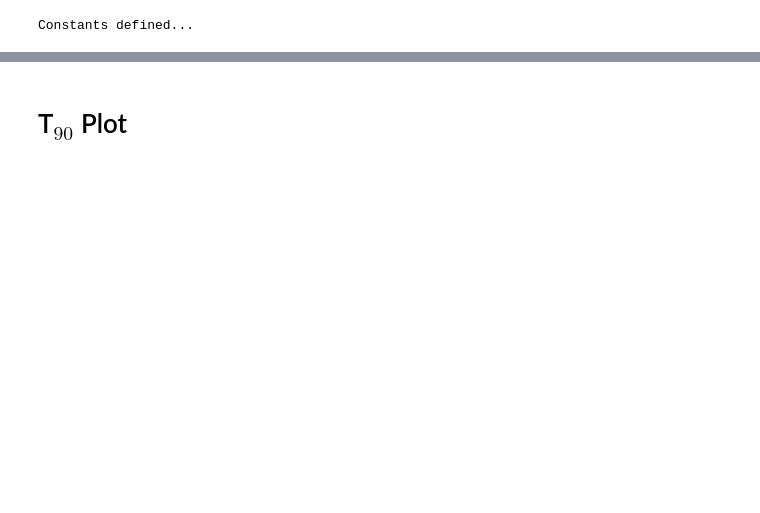
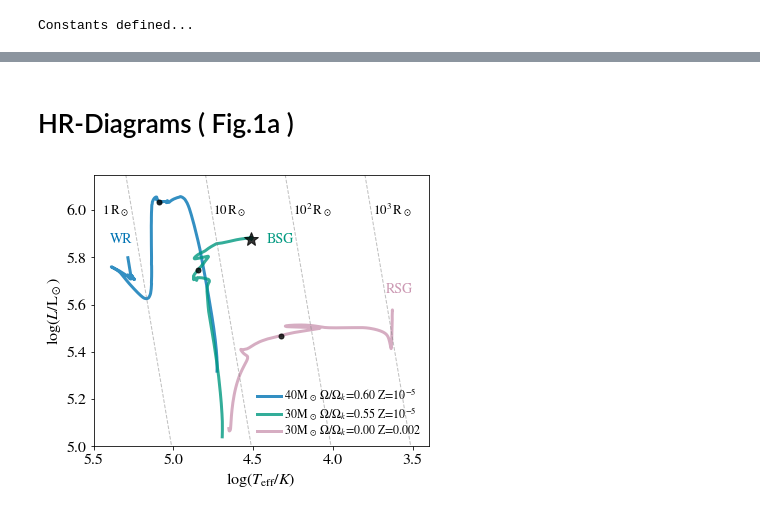
Before and after one commit to matteocantiello/ulgrb, a Jupyter notebook: hrd_mods_paper.ipynb, the cells around one changed output, grey strips where cells are left out. Cells and saved outputs as stored; diff of their text form; code cells hidden in the pictures; blank space fills up the shorter version.

```diff
--- a/hrd_mods_paper.ipynb
+++ b/hrd_mods_paper.ipynb
@@ -218,11 +90,0 @@ plt.savefig(FILENAME)
-# %%
-ii=0
-for models in MODS:
-    p = mr.MesaData(DATA+models+'/LOGS/cc.data')
-    jj=p.log_j_rot
-    m=p.mass
-    lsok=np.log10(c.G*m*c.msun/c.c)
-    k = 0
-    while jj[k]>lsok[k]:
-        k += 1
-    print(k)
@@ -437,2 +91,4 @@ plt.savefig('LC.pdf')
-# %% [markdown]
-# T$_{90}$ Plot
+# %%
+# Data folders, Laptop or Work
+DATA='./data/mesa/'
+# DATA='/Users/mcantiello/Dropbox-personal/Dropbox (Personal)/work/rosalba/' # Matteo's Laptop
@@ -438,0 +99,46 @@ plt.savefig('LC.pdf')
+# %% [markdown]
+# HR-Diagrams ( Fig.1a )
+# %%
+tt=np.arange(3,5,0.01)
+ii=0
+color=[BLUE,BLUE_GREEN,RED_PURPLE,VERMILLION,ORANGE,YELLOW]
+for models in MODS:
+    chosen_model=DATA+models+'/'
+    h = mr.MesaData(chosen_model+'history.data')
+    h1=h.center_h1
+    logl=h.log_L
+    logt=h.log_Teff
+    loglh=h.log_LH
+    loglhe=h.log_LHe
+    model = h.model_number
+    tams=find_h1(h1,model,0.1)
+    hezams=find_hezams(logl,loglhe,model)
+    plt.plot(logt,logl,linestyle='-',linewidth=3,alpha=0.8,label=names[ii],color=color[ii])
+    plt.plot(logt[hezams],logl[hezams],marker='o',color=BLACK,alpha=0.8,markersize=5)
+    ii=ii+1
+legend = plt.legend(loc='lower right',prop={'size':12})
+tt2=np.arange(4.5,5.5,0.1)
+plt.plot(tt2,np.log10(const_radius_on_hrd(10**tt2,1*c.rsun)/c.lsun),linestyle='--',linewidth=1,color='grey',alpha=0.5)
+plt.plot(tt,np.log10(const_radius_on_hrd(10**tt,10*c.rsun)/c.lsun),linestyle='--',linewidth=1,color='grey',alpha=0.5)
+plt.plot(tt,np.log10(const_radius_on_hrd(10**tt,100*c.rsun)/c.lsun),linestyle='--',linewidth=1,color='grey',alpha=0.5)
+plt.plot(tt,np.log10(const_radius_on_hrd(10**tt,1000*c.rsun)/c.lsun),linestyle='--',linewidth=1,color='grey',alpha=0.5)
+
+h = mr.MesaData(DATA+'30D055/'+'history.data')
+h1=h.center_h1
+logl=h.log_L
+logt=h.log_Teff
+plt.plot(logt[-1],logl[-1],marker='*',color=BLACK,alpha=0.8,markersize=14)
+plt.axis([5.5,3.4, 5, 6.15])
+plt.xlabel(r'$\log \left( T_{\rm eff} / K \right)$')
+plt.ylabel(r'$\log \left( L / {\rm L}_\odot \right)$')
+plt.annotate(r"$1 \,\rm{R}_\odot$",(5.45,5.98),size=13)
+plt.annotate(r"$10 \,\rm{R}_\odot$",(4.75,5.98),size=13)
+plt.annotate(r"$10^2 \,\rm{R}_\odot$",(4.25,5.98),size=13)
+plt.annotate(r"$10^3 \,\rm{R}_\odot$",(3.75,5.98),size=13)
+plt.annotate(r"RSG",(3.67,5.65),size=14,color=RED_PURPLE)
+plt.annotate(r"BSG",(4.415,5.86),size=14,color=BLUE_GREEN)
+plt.annotate(r"WR",(5.4,5.86),size=14,color=BLUE)
+FILENAME = "BSG.pdf"
+plt.savefig(FILENAME)
+# %% [output]
+[figure, added]
```
Also changed, not shown: parts of 35 cells of this notebook, 59 other files.
